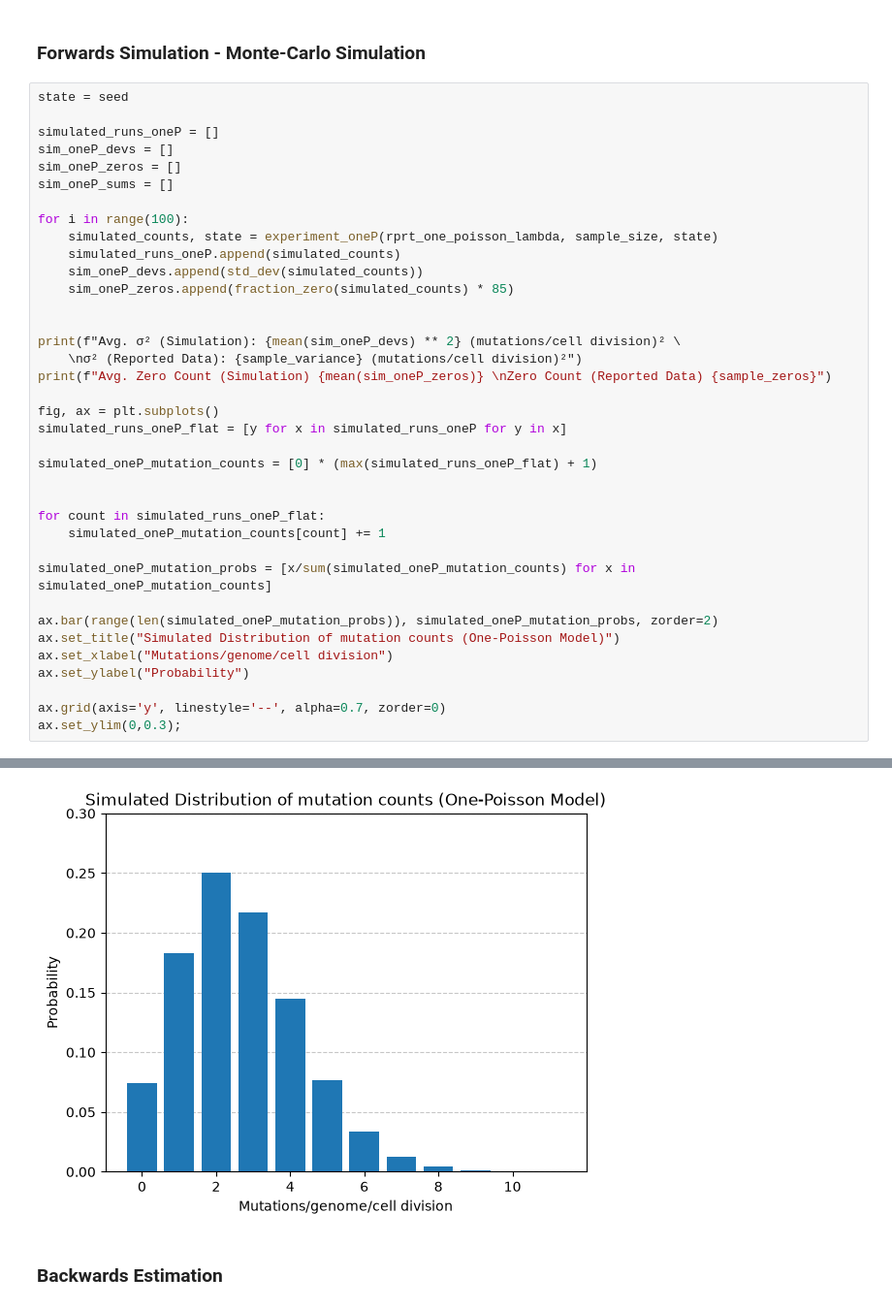
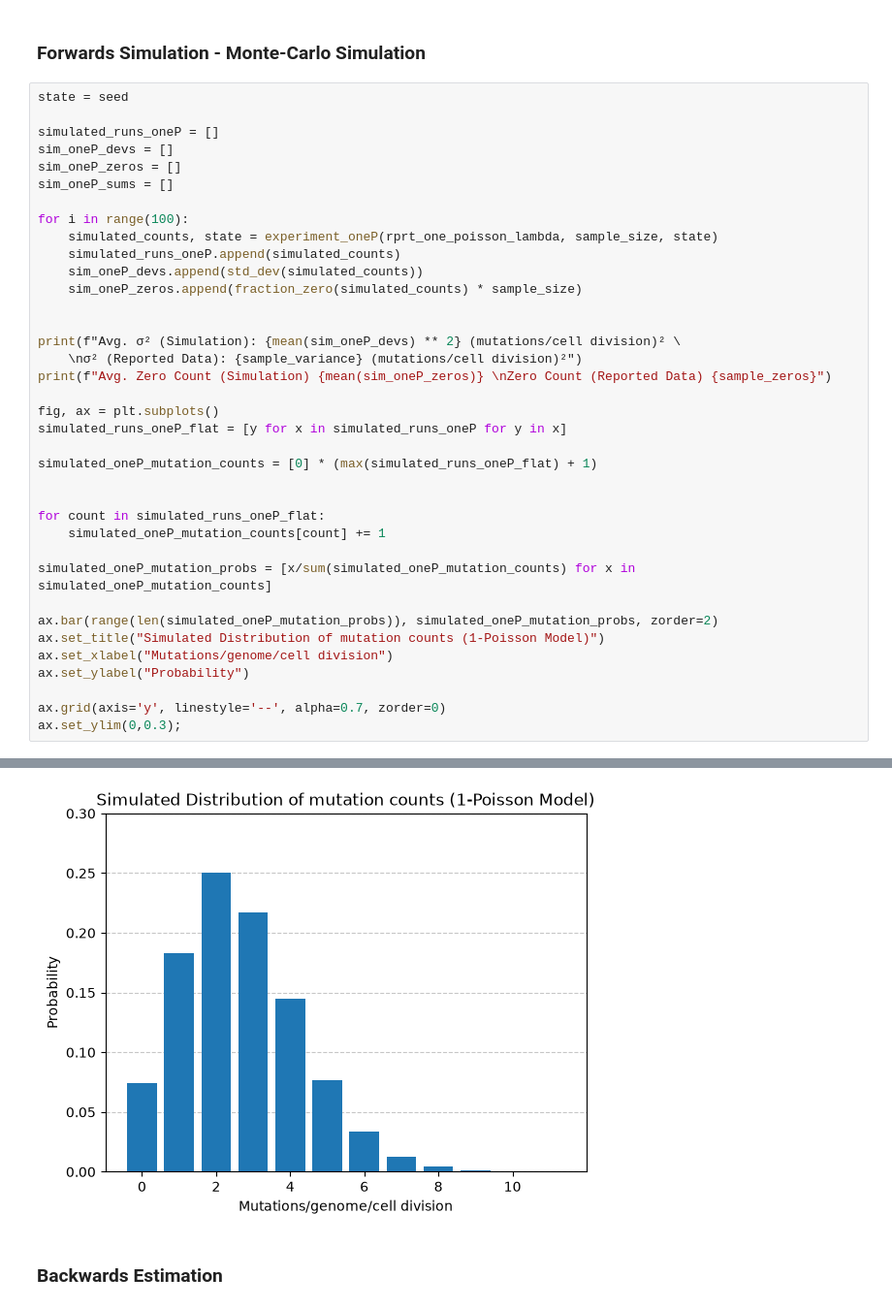
Before and after one commit to atomsim/cb2330-PRO1-Pair23, a Jupyter notebook: project.ipynb, the cells around one changed output, grey strips where cells are left out. Shown at 97% size. Saved outputs shown, nothing was run; the diff lists cells and outputs as text.

```diff
--- a/project.ipynb
+++ b/project.ipynb
@@ -390,37 +395,37 @@ for i in range(100):
     simulated_counts, state = experiment_oneP(rprt_one_poisson_lambda, sample_size, state)
     simulated_runs_oneP.append(simulated_counts)
     sim_oneP_devs.append(std_dev(simulated_counts))
-    sim_oneP_zeros.append(fraction_zero(simulated_counts) * 85)
+    sim_oneP_zeros.append(fraction_zero(simulated_counts) * sample_size)
 
 
 print(f"Avg. σ² (Simulation): {mean(sim_oneP_devs) ** 2} (mutations/cell division)² \
     \nσ² (Reported Data): {sample_variance} (mutations/cell division)²")
 print(f"Avg. Zero Count (Simulation) {mean(sim_oneP_zeros)} \nZero Count (Reported Data) {sample_zeros}")
 
 fig, ax = plt.subplots()
 simulated_runs_oneP_flat = [y for x in simulated_runs_oneP for y in x]
 
 simulated_oneP_mutation_counts = [0] * (max(simulated_runs_oneP_flat) + 1)
 
 
 for count in simulated_runs_oneP_flat:
     simulated_oneP_mutation_counts[count] += 1
 
 simulated_oneP_mutation_probs = [x/sum(simulated_oneP_mutation_counts) for x in simulated_oneP_mutation_counts]
 
 ax.bar(range(len(simulated_oneP_mutation_probs)), simulated_oneP_mutation_probs, zorder=2)
-ax.set_title("Simulated Distribution of mutation counts (One-Poisson Model)")
+ax.set_title("Simulated Distribution of mutation counts (1-Poisson Model)")
 ax.set_xlabel("Mutations/genome/cell division")
 ax.set_ylabel("Probability")
 
 ax.grid(axis='y', linestyle='--', alpha=0.7, zorder=0)
 ax.set_ylim(0,0.3);
 # %% [output]
 Avg. σ² (Simulation): 2.6401533746976447 (mutations/cell division)²
 σ² (Reported Data): 5.721245674740486 (mutations/cell division)²
 Avg. Zero Count (Simulation) 6.29
 Zero Count (Reported Data) 20
-[figure, old version]
+[figure, new version]
 # %% [markdown]
 ### Backwards Estimation
 # %% [markdown]
```
Also changed, not shown: parts of 14 cells of this notebook, 2 other files.
